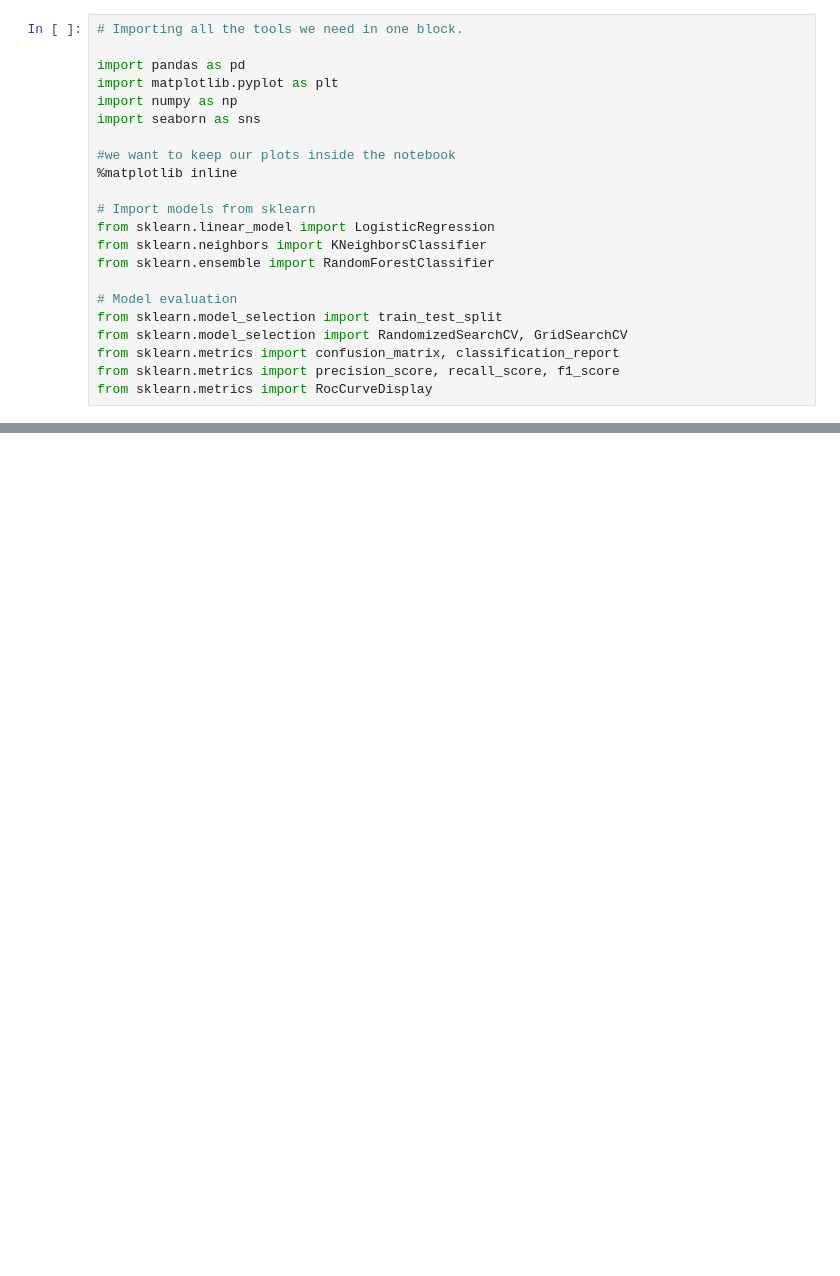
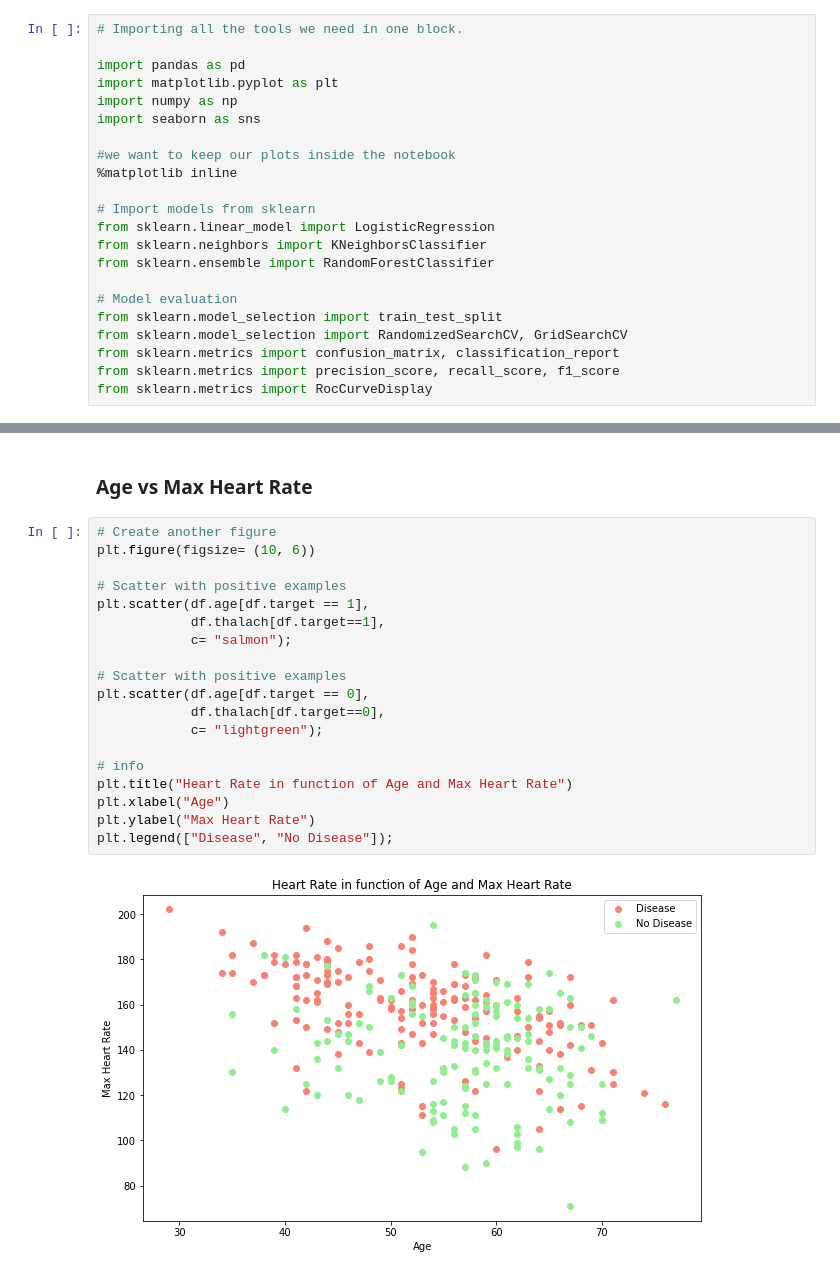
Before and after one commit to aristocrat71/Project_Heart_Disease, a Jupyter notebook: main-notebook.ipynb, the cells around one changed output, grey strips where cells are left out. Drawn from its saved outputs; the diff is of its cells as text; blank space fills up the shorter version.

```diff
--- a/main-notebook.ipynb
+++ b/main-notebook.ipynb
@@ -101,0 +224,23 @@ from sklearn.metrics import RocCurveDisplay
+# %% [markdown]
+### **Age vs Max Heart Rate**
+# %%
+# Create another figure
+plt.figure(figsize= (10, 6))
+
+# Scatter with positive examples
+plt.scatter(df.age[df.target == 1],
+            df.thalach[df.target==1],
+            c= "salmon");
+
+# Scatter with positive examples
+plt.scatter(df.age[df.target == 0],
+            df.thalach[df.target==0],
+            c= "lightgreen");
+
+# info
+plt.title("Heart Rate in function of Age and Max Heart Rate")
+plt.xlabel("Age")
+plt.ylabel("Max Heart Rate")
+plt.legend(["Disease", "No Disease"]);
+# %% [output]
+[figure, added]
```
Also changed, not shown: parts of 28 cells of this notebook, 1 other file.
